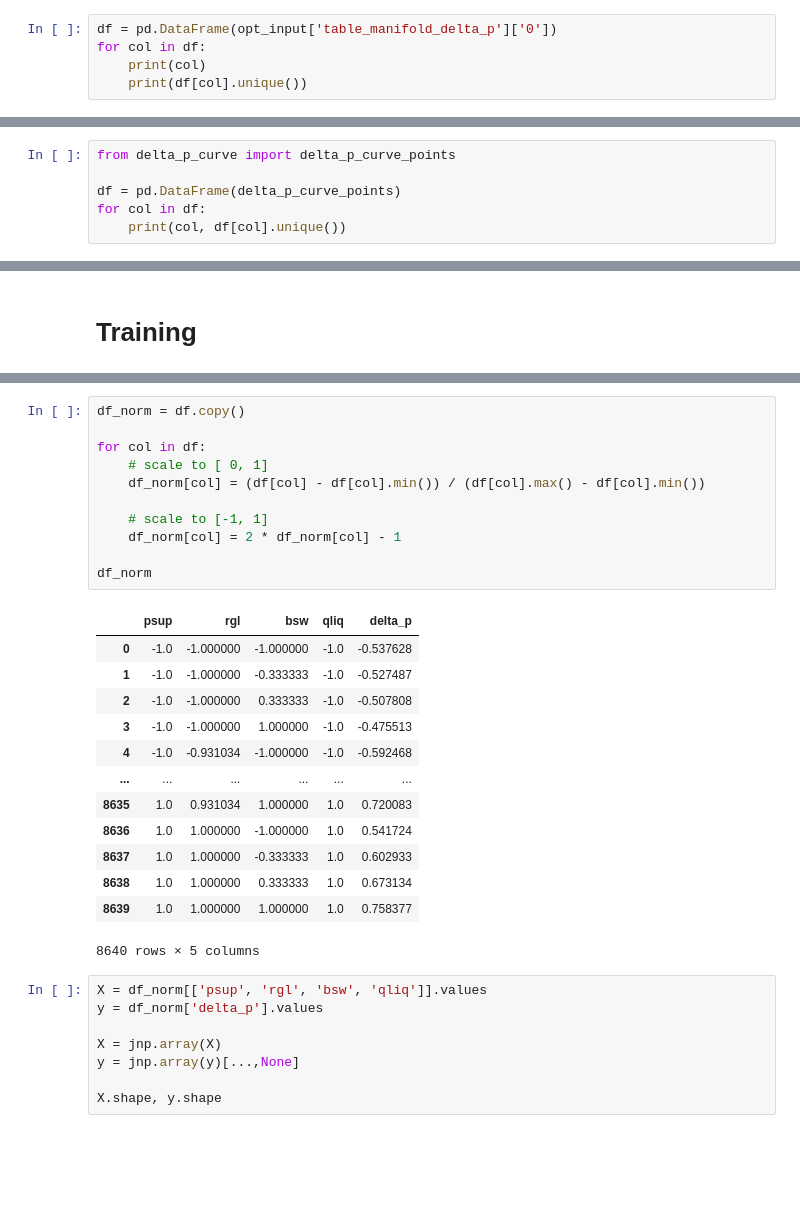
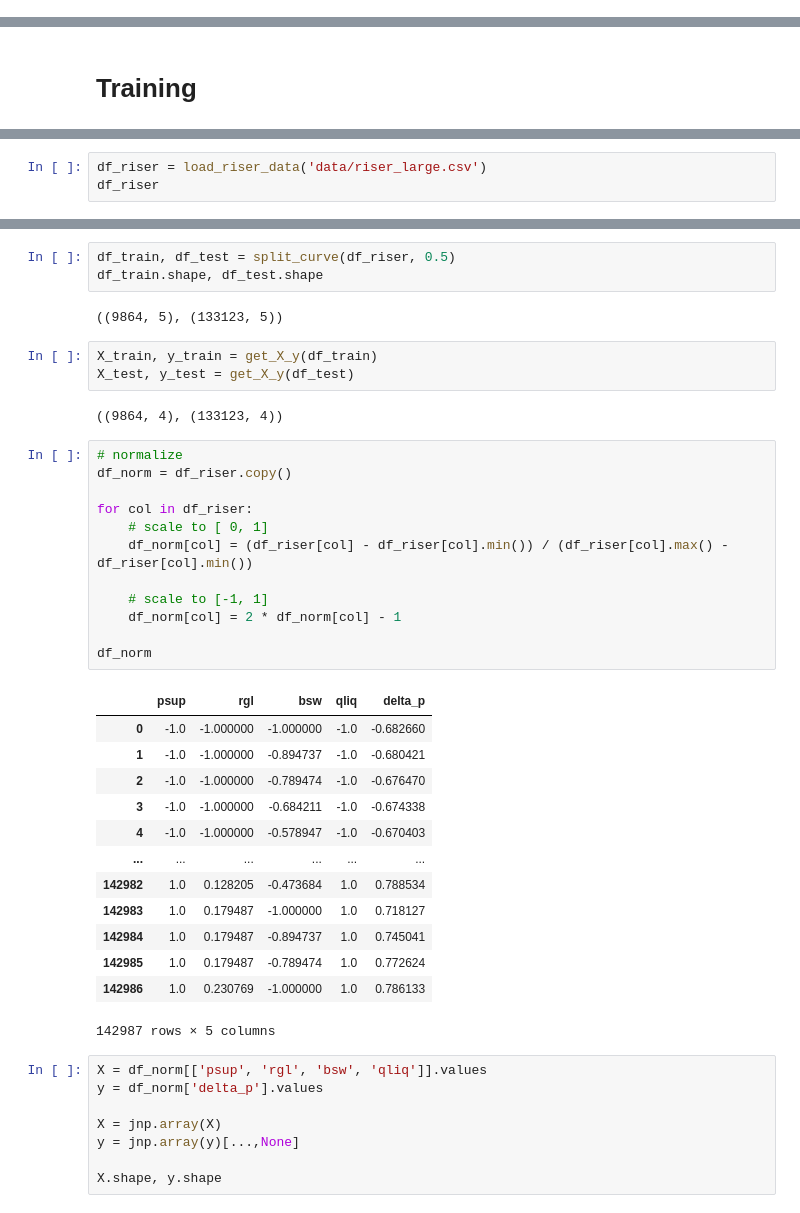
Before and after one commit to brunompacheco/relu-or-pwl, a Jupyter notebook: main.ipynb, the cells around one changed output, grey strips where cells are left out. Cells and saved outputs as stored; diff of their text form; blank space fills up the shorter version.

Commit message:
refactor data loading and implement curve splitting

```diff
--- a/main.ipynb
+++ b/main.ipynb
@@ -61,5 +15,0 @@ with open('opt_input.json') as f:
-# %%
-df = pd.DataFrame(opt_input['table_manifold_delta_p']['0'])
-for col in df:
-    print(col)
-    print(df[col].unique())
@@ -80,6 +15,0 @@ delta_p
-# %%
-from delta_p_curve import delta_p_curve_points
-
-df = pd.DataFrame(delta_p_curve_points)
-for col in df:
-    print(col, df[col].unique())
@@ -112,0 +18,3 @@ df
+# %%
+df_riser = load_riser_data('data/riser_large.csv')
+df_riser
@@ -113,28 +35,39 @@ df
+# %%
+df_train, df_test = split_curve(df_riser, 0.5)
+df_train.shape, df_test.shape
+# %% [output]
+((9864, 5), (133123, 5))
+# %%
+X_train, y_train = get_X_y(df_train)
+X_test, y_test = get_X_y(df_test)
+# %% [output]
+((9864, 4), (133123, 4))
 # %%
-df_norm = df.copy()
+# normalize
+df_norm = df_riser.copy()
 
-for col in df:
+for col in df_riser:
     # scale to [ 0, 1]
-    df_norm[col] = (df[col] - df[col].min()) / (df[col].max() - df[col].min())
+    df_norm[col] = (df_riser[col] - df_riser[col].min()) / (df_riser[col].max() - df_riser[col].min())
 
     # scale to [-1, 1]
     df_norm[col] = 2 * df_norm[col] - 1
 
 df_norm
 # %% [output]
 |  | psup | rgl | bsw | qliq | delta_p |
-| 0 | -1.0 | -1.000000 | -1.000000 | -1.0 | -0.537628 |
-| 1 | -1.0 | -1.000000 | -0.333333 | -1.0 | -0.527487 |
-| 2 | -1.0 | -1.000000 | 0.333333 | -1.0 | -0.507808 |
-| 3 | -1.0 | -1.000000 | 1.000000 | -1.0 | -0.475513 |
-| 4 | -1.0 | -0.931034 | -1.000000 | -1.0 | -0.592468 |
+| 0 | -1.0 | -1.000000 | -1.000000 | -1.0 | -0.682660 |
+| 1 | -1.0 | -1.000000 | -0.894737 | -1.0 | -0.680421 |
+| 2 | -1.0 | -1.000000 | -0.789474 | -1.0 | -0.676470 |
+| 3 | -1.0 | -1.000000 | -0.684211 | -1.0 | -0.674338 |
+| 4 | -1.0 | -1.000000 | -0.578947 | -1.0 | -0.670403 |
 | ... | ... | ... | ... | ... | ... |
-| 8635 | 1.0 | 0.931034 | 1.000000 | 1.0 | 0.720083 |
-| 8636 | 1.0 | 1.000000 | -1.000000 | 1.0 | 0.541724 |
-| 8637 | 1.0 | 1.000000 | -0.333333 | 1.0 | 0.602933 |
-| 8638 | 1.0 | 1.000000 | 0.333333 | 1.0 | 0.673134 |
-| 8639 | 1.0 | 1.000000 | 1.000000 | 1.0 | 0.758377 |
+| 142982 | 1.0 | 0.128205 | -0.473684 | 1.0 | 0.788534 |
+| 142983 | 1.0 | 0.179487 | -1.000000 | 1.0 | 0.718127 |
+| 142984 | 1.0 | 0.179487 | -0.894737 | 1.0 | 0.745041 |
+| 142985 | 1.0 | 0.179487 | -0.789474 | 1.0 | 0.772624 |
+| 142986 | 1.0 | 0.230769 | -1.000000 | 1.0 | 0.786133 |
-8640 rows × 5 columns
+142987 rows × 5 columns
 # %%
 X = df_norm[['psup', 'rgl', 'bsw', 'qliq']].values
 y = df_norm['delta_p'].values
```
Also changed, not shown: parts of 21 cells of this notebook, 1 other file.
